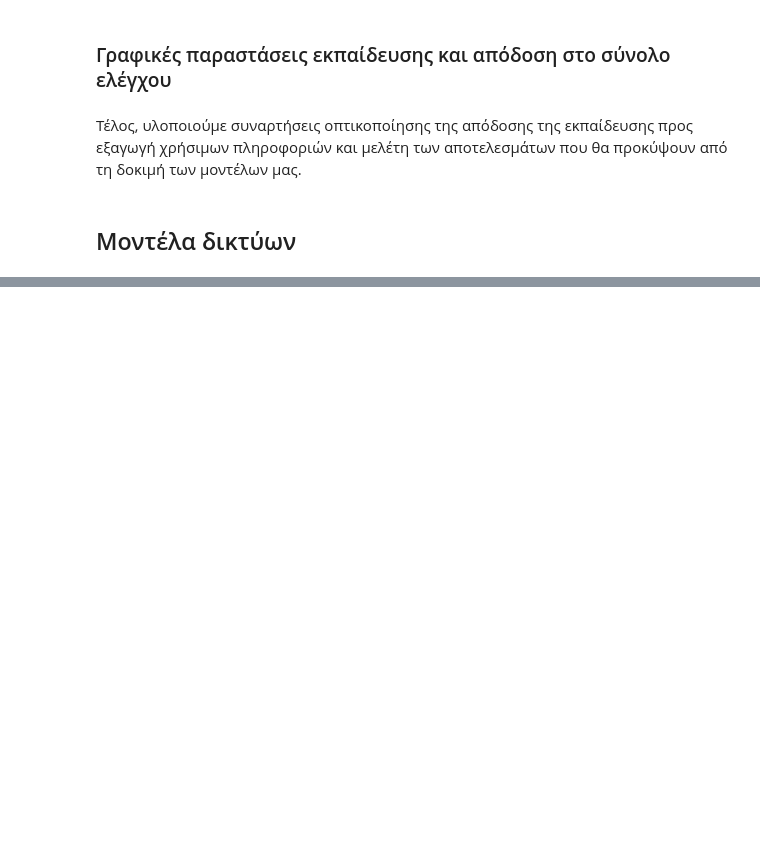
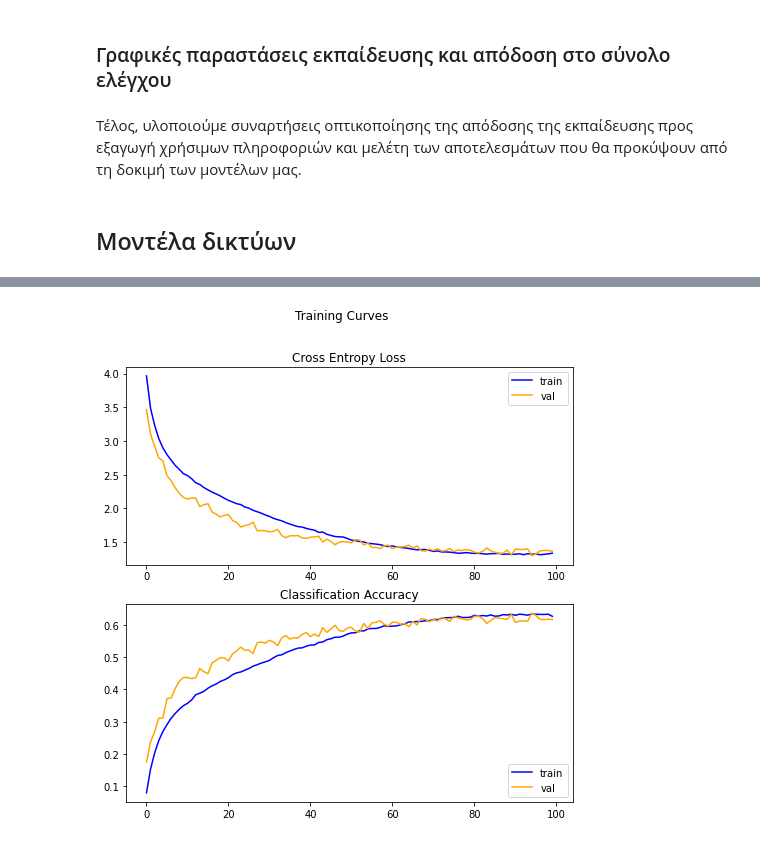
Before and after one commit to sonqo/ntua-ypsilon, a Jupyter notebook: 3_Neural_Networks_Intelligent_Systems/3_Deep_Learning/A11.ipynb, the cells around one changed output, grey strips where cells are left out. Drawn from its saved outputs; the diff is of its cells as text; code cells hidden in the pictures; blank space fills up the shorter version.

```diff
--- a/3_Neural_Networks_Intelligent_Systems/3_Deep_Learning/A11.ipynb
+++ b/3_Neural_Networks_Intelligent_Systems/3_Deep_Learning/A11.ipynb
@@ -366,0 +374,4 @@ accuracy: 0.79
+# %%
+RMSPROP_MODEL_AUG = init_rmsprop_model(summary = True)
+
+RMSPROP_MODEL_AUG.fit(datagen.flow(x_train, y_train, batch_size=64), steps_per_epoch=x_train.shape[0]//64, epochs=100, validation_data=(x_val, y_val))
@@ -366,0 +397,4 @@ accuracy: 0.79
+# %%
+model_report(RMSPROP_MODEL_AUG, RMSPROP_MODEL_AUG.history)
+# %% [output]
+[figure, added]
```
Also changed, not shown: parts of 61 cells of this notebook, 2 other files.
